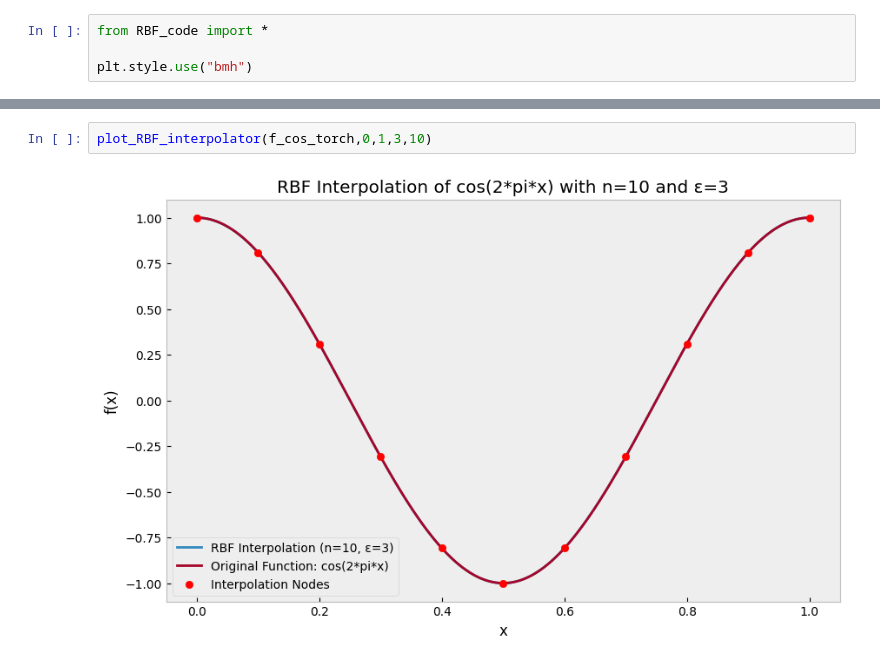
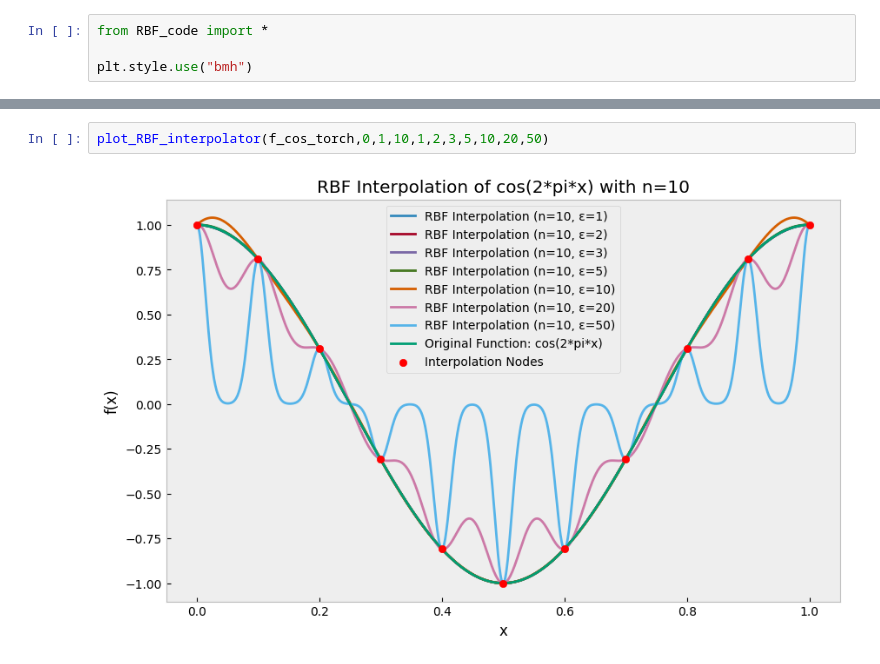
Before and after one commit to Akaada/TMA4215_NumericalMathematics_project1, a Jupyter notebook: taskd.ipynb, the cells around one changed output, grey strips where cells are left out. Cells and saved outputs as stored; diff of their text form.

```diff
--- a/taskd.ipynb
+++ b/taskd.ipynb
@@ -9,4 +23,4 @@ plot_RBF_interpolator(runge_torch,-5,5,3,10)
 # %%
-plot_RBF_interpolator(f_cos_torch,0,1,3,10)
+plot_RBF_interpolator(f_cos_torch,0,1,10,1,2,3,5,10,20,50)
 # %% [output]
-[figure, old version]
+[figure, new version]
```
Also changed, not shown: parts of 17 cells of this notebook, 2 other files.
